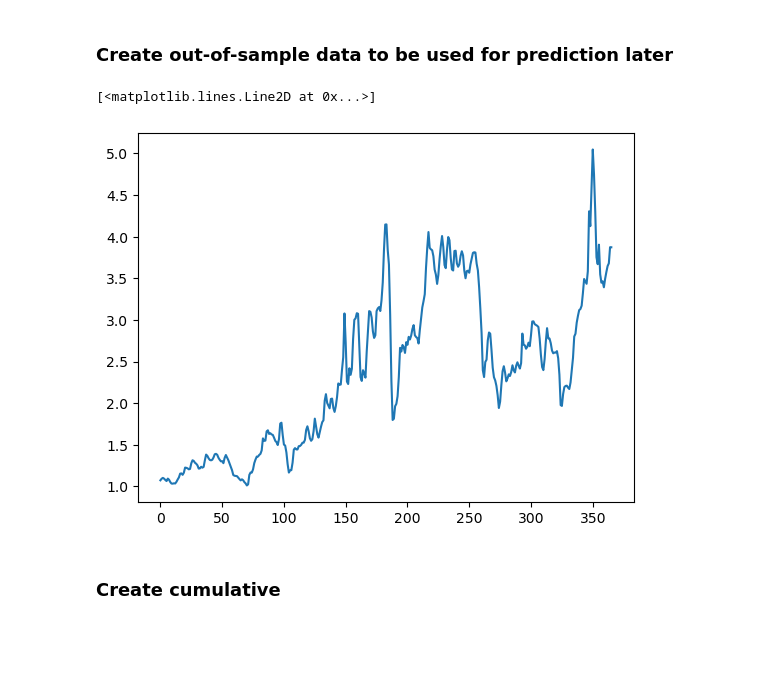
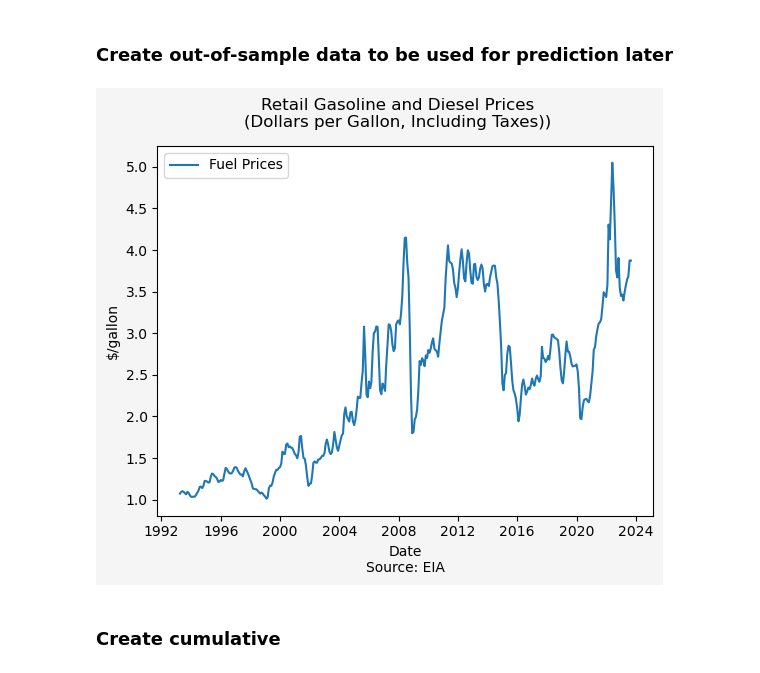
Before and after one commit to rajanoureddine/ctdot-tobin-yse, a Jupyter notebook: 4_forecasting/simple_forecast.ipynb, the cells around one changed output. Saved outputs shown, nothing was run; the diff lists cells and outputs as text; code cells hidden in the pictures; blank space fills up the shorter version.

```diff
--- a/4_forecasting/simple_forecast.ipynb
+++ b/4_forecasting/simple_forecast.ipynb
@@ -256,10 +256,10 @@ dates = pd.to_datetime(predict_data[["year", "month", "day"]])
 predict_data.loc[dates > datetime.datetime(2020,7,1), "post_jun_2020"] = True
 predict_data.loc[~(dates > datetime.datetime(2020,7,1)), "post_jun_2020"] = False
 # %%
-plt.plot(fuel_prices.iloc[:,1])
+plot_lines([fuel_prices.iloc[:,0]],[fuel_prices.iloc[:,1]], ["Fuel Prices"],
+          ylabel = "$/gallon", xlabel = "Date\nSource: EIA", suptitle = "Retail Gasoline and Diesel Prices\n(Dollars per Gallon, Including Taxes))")
 # %% [output]
-[<matplotlib.lines.Line2D at 0x...>]
-[figure, old version]
+[figure, new version]
 # %% [markdown]
 ### Create cumulative
 # %%
```
Also changed, not shown: parts of 29 cells of this notebook, 3 other files.
